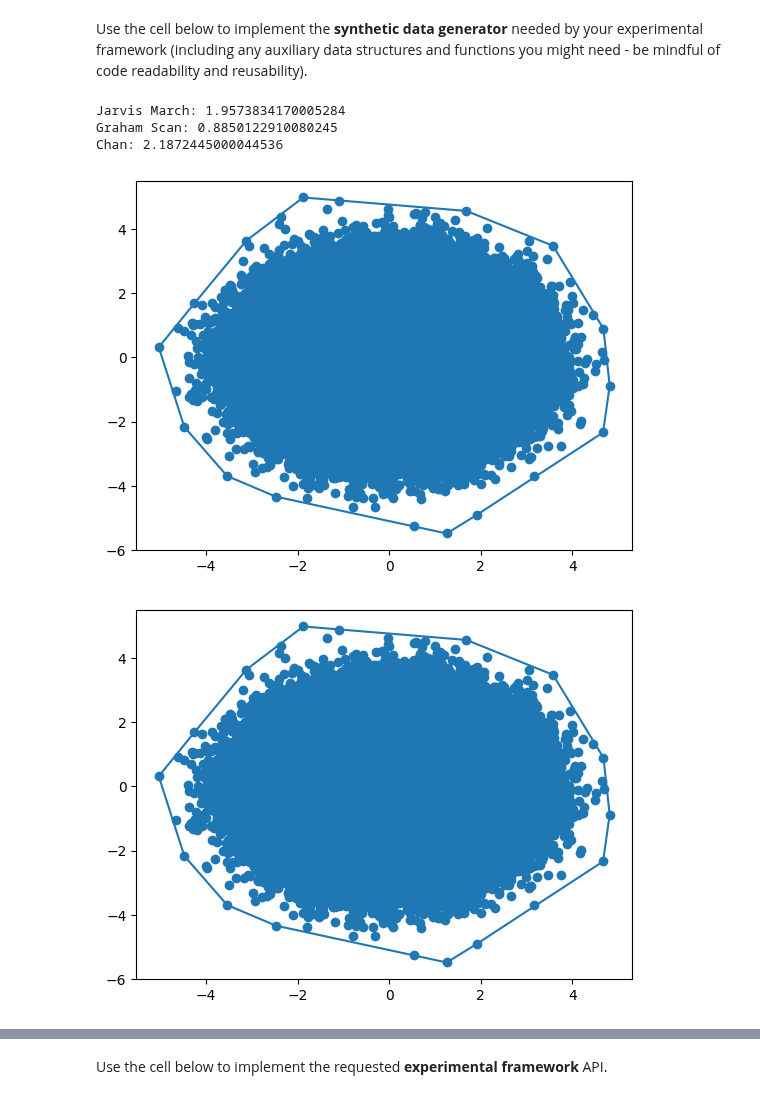
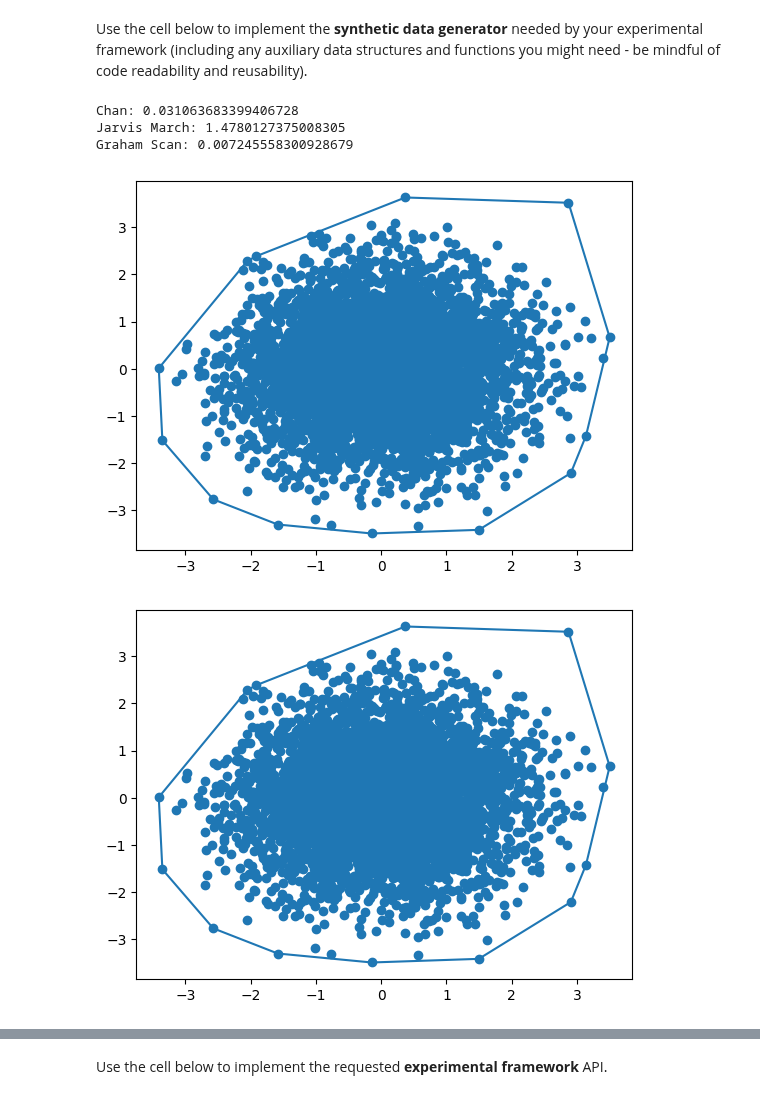
Before and after one commit to igreat/convex-hull, a Jupyter notebook: grp-001-0005code.ipynb, the cells around one changed output, grey strips where cells are left out. Cells and saved outputs as stored; diff of their text form; code cells hidden in the pictures.

```diff
--- a/grp-001-0005code.ipynb
+++ b/grp-001-0005code.ipynb
@@ -121,8 +111,11 @@ plot_points(test_points, output_set)
 # %% [markdown]
 Use the cell below for all python code needed to realise the **Chen's** algorithm (including auxiliary data structures and functions needed by this algorithm - if any). The `chen()` function itself should take as input parameter a list of 2D points (`inputSet`), and return the subset of such points that lie on the convex hull (`outputSet`).
 # %%
+# TODO: could greatly benefit from keeping track of which hulls each point is in when choosing the next point
+
 def partition_points(input_set: list[tuple[float, float]], num_partitions: int) -> list[list[tuple[float, float]]]:
-    return [input_set[i::num_partitions] for i in range(num_partitions)]
+    partition_size = math.ceil(len(input_set) / num_partitions)
+    return [input_set[i:i + partition_size] for i in range(0, len(input_set), partition_size)]
 
 def orientation(p: tuple[float, float], q: tuple[float, float], r: tuple[float, float]) -> int:
     # 0 -> colinear, 1 -> clockwise, -1 -> counterclockwise
@@ -144,10 +137,8 @@ def find_tangent(p: tuple[float, float], hull: list[tuple[float, float]]) -> tup
     while left < right:
         mid = (left + right) // 2
 
-        # Get the next valid index, skipping points equal to p
-        mid_next = (mid + 1) % n
-        while hull[mid_next] == p:
-            mid_next = (mid_next + 1) % n
+        if hull[mid] == p:
+            return hull[mid+1]
 
         mid_before = orientation(p, hull[mid], hull[abs(mid - 1) % n])
         mid_after = orientation(p, hull[mid], hull[(mid + 1) % n])
@@ -183,8 +174,8 @@ def visualize_convex_hulls(
 
     plt.show()
 
-def _chan(input_set: list[tuple[float, float]], h: int) -> list[tuple[float, float]] | None:
-    partitions = partition_points(input_set, h)
+def _chan(input_set: list[tuple[float, float]], m: int) -> list[tuple[float, float]] | None:
+    partitions = partition_points(input_set, m)
 
     # find convex hulls of each partition
     hulls = [graham_scan(partition) for partition in partitions]
@@ -194,7 +185,7 @@ def _chan(input_set: list[tuple[float, float]], h: int) -> list[tuple[float, flo
 
     next_point = leftmost_point(input_set)
 
-    for _ in range(h):
+    for _ in range(m):
         convex_hull.append(next_point)
         end_point = find_tangent(next_point, hulls[0])
 
@@ -226,9 +217,9 @@ def chan(input_set: list[tuple[float, float]]) -> list[tuple[float, float]] | No
 
     m = 3
     while m < n:
-        m = min(m * m, n)
         output_set = _chan(input_set, m)
         if output_set is not None:
             return output_set
+        m = min(m * m, n)
 
     return None
@@ -306,25 +301,30 @@ class TestDataGenerator():
 # %%
 import timeit
 
-def time_algorithm(algorithm, input_set):
-    return timeit.timeit(lambda: algorithm(input_set), number=1)
+data_generator = TestDataGenerator(test_size=5000)
+def time_algorithm(algorithm):
+    start = timeit.default_timer()
+    num_runs = 10
+    data_generator.set_seed(0)
+    for i in range(num_runs):
+        input_set = data_generator.generate_filled_disk()
+        algorithm(input_set)
+    end = timeit.default_timer()
+    return (end - start) / num_runs
 
-# 1. Generate random points
-data_generator = TestDataGenerator(test_size=1000000)
+# Time the algorithms
+print("Chan:", time_algorithm(chan))
+print("Jarvis March:", time_algorithm(jarvis_march))
+print("Graham Scan:", time_algorithm(graham_scan))
+
+# Visualize the convex hulls
 input_set = data_generator.generate_random_points()
-
-# 2. Time the algorithms
-print("Jarvis March:", time_algorithm(jarvis_march, input_set))
-print("Graham Scan:", time_algorithm(graham_scan, input_set))
-print("Chan:", time_algorithm(chan, input_set))
-
-# 3. Visualize the convex hulls
+plot_points(input_set, chan(input_set))
 plot_points(input_set, jarvis_march(input_set))
 plot_points(input_set, graham_scan(input_set))
-plot_points(input_set, chan(input_set))
 # %% [output]
-Jarvis March: 1.9573834170005284
-Graham Scan: 0.8850122910080245
-Chan: 2.1872445000044536
+Chan: 0.031063683399406728
+Jarvis March: 1.4780127375008305
+Graham Scan: 0.007245558300928679
-[figure, old version]
+[figure, new version]
-[figure, old version]
+[figure, new version]
```
Also changed, not shown: parts of 6 cells of this notebook.
